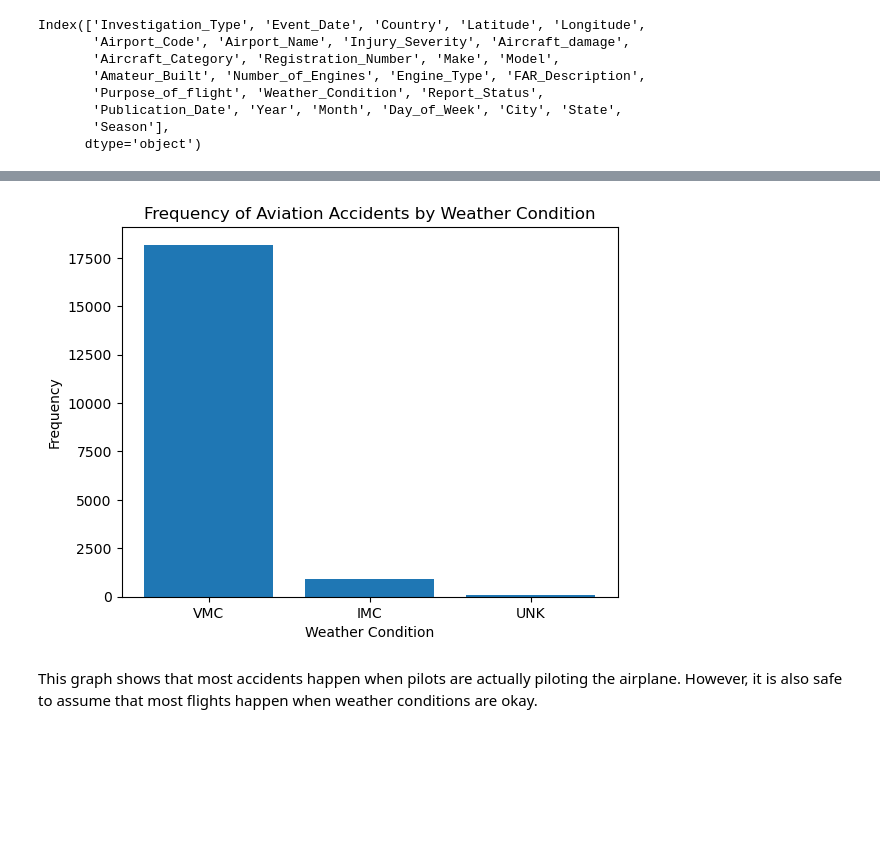
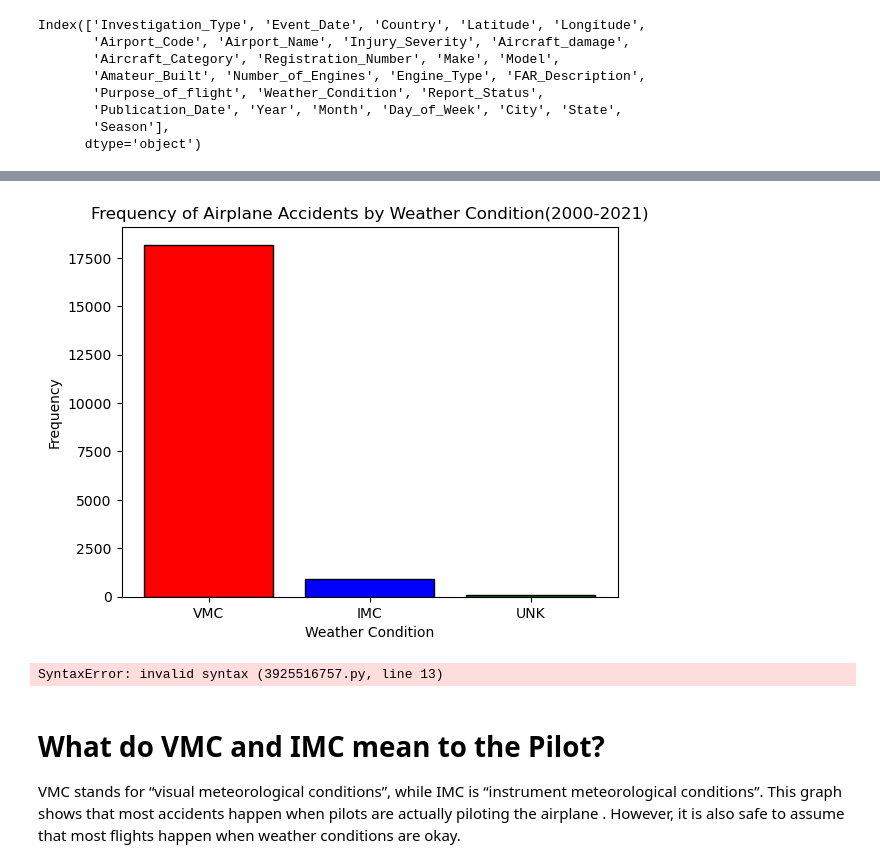
Before and after one commit to billywkim/Air_Travel_Analysis, a Jupyter notebook: Aviation_Weather/Aviation_Weather.ipynb, the cells around one changed output, grey strips where cells are left out. Drawn from its saved outputs; the diff is of its cells as text; code cells hidden in the pictures; blank space fills up the shorter version.

```diff
--- a/Aviation_Weather/Aviation_Weather.ipynb
+++ b/Aviation_Weather/Aviation_Weather.ipynb
@@ -360,14 +489,15 @@ Fatal         3018
 Name: Injury.Severity, dtype: int64
 # %%
 # Check weather conditions column
-dfb['Weather.Condition']
-dfb['Weather.Condition'] = dfb['Weather.Condition'].replace({'Unk': 'UNK'})
+dfb.loc[:,'Weather.Condition'] = dfb['Weather.Condition'].replace({'Unk': 'UNK'})
 dfb['Weather.Condition'].value_counts()
 # %% [output]
 VMC    18178
 IMC      910
 UNK       82
 Name: Weather.Condition, dtype: int64
+# %%
+dfb = dfb.dropna(subset=["Weather.Condition"])
 # %%
 # Add a seasons column
 def assign_season(month):
@@ -380,4 +510,4 @@ def assign_season(month):
     else:
         return 'Autum'
 
-dfb['Season'] = dfb["Event.Date"].dt.month.apply(assign_season)
+dfb.loc[:,'Season'] = dfb["Event.Date"].dt.month.apply(assign_season)
@@ -383,0 +546,3 @@ dfb['Season'] = dfb["Event.Date"].dt.month.apply(assign_season)
+# %%
+# Change to str because some values are floats
+dfb["Report.Status"] = dfb["Report.Status"].astype(str)
@@ -457,13 +714,42 @@ Text(0.5, 1.0, 'Accidents per Season(US)')
 # %%
+# How does the frequency of aviation accidents vary with different weather conditions?
+
 weather_counts = clean_aviation_df['Weather_Condition'].value_counts()
 
-plt.bar(weather_counts.index, weather_counts.values)
+colors = ['red','blue', 'green']
+
+plt.bar(weather_counts.index, weather_counts.values, color=colors, edgecolor='black')
 plt.xlabel('Weather Condition')
 plt.ylabel('Frequency')
-plt.title('Frequency of Aviation Accidents by Weather Condition')
+plt.title('Frequency of Airplane Accidents by Weather Condition(2000-2021)')
+plt.savefig('../Images/freq_weather_condition.png')
+
 plt.show()
 # %% [output]
-[figure, old version]
+[figure, new version]
+# %%
+# create a new figure and set the size
+fig, ax = plt.subplots(nrows=3, ncols=1, figsize=(10, 10))
+
+# get unique values for weather conditions
+weather_conditions = clean_aviation_df['Weather_Condition'].unique()
+
+# loop through each unique weather condition and create a subplot
+for i, condition in enumerate(weather_conditions):
+    # get data for the specific weather condition
+    data = clean_aviation_df[clean_aviation_df['Weather_Condition'] == condition]
+
+    # create a subplot and plot data
+    ax[i%3].hist(data['Number_of_Engines'], color=)
+    ax[i%3].set_title(f"Number of Engines in Accidents in {condition} Conditions")
+
+# show the plot
+plt.show()
+# %% [output]
+SyntaxError: invalid syntax (3925516757.py, line 13)
 # %% [markdown]
-This graph shows that most accidents happen when pilots are actually piloting the airplane. However, it is also safe to assume that most flights happen when weather conditions are okay.
+# What do VMC and IMC mean to the Pilot?
+
+VMC stands for “visual meteorological conditions”, while IMC is “instrument meteorological conditions”.
+This graph shows that most accidents happen when pilots are actually piloting the airplane . However, it is also safe to assume that most flights happen when weather conditions are okay.
 # %%
```
Also changed, not shown: parts of 32 cells of this notebook.
